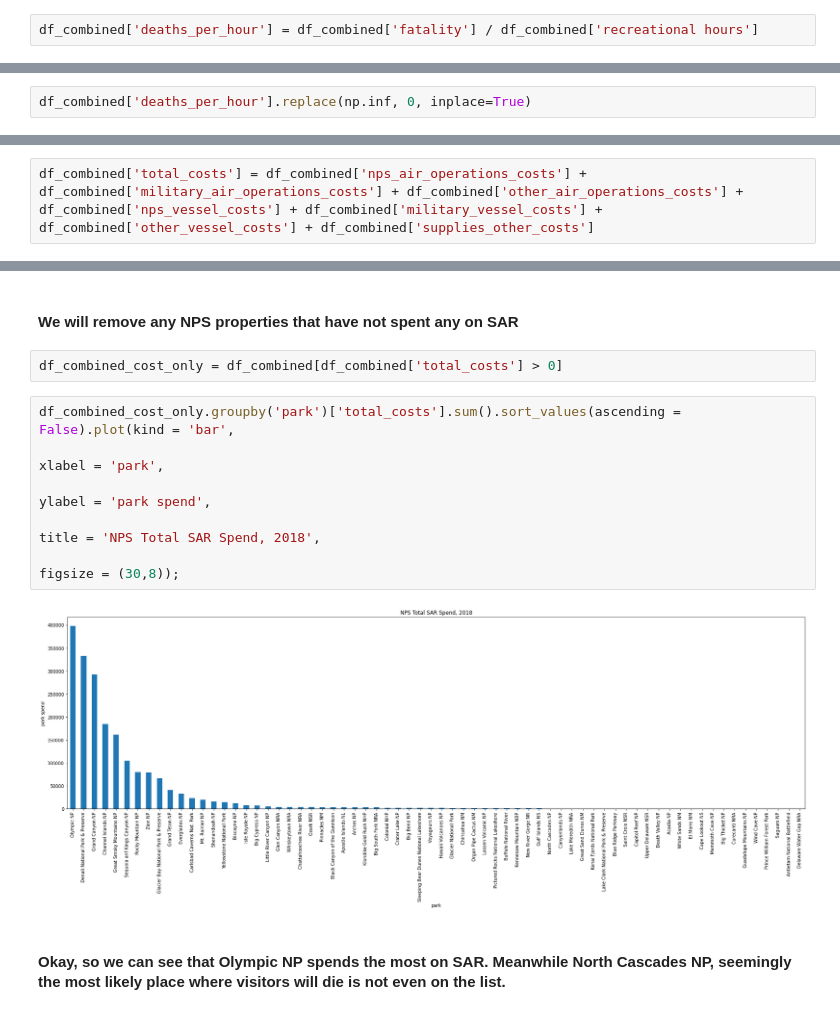
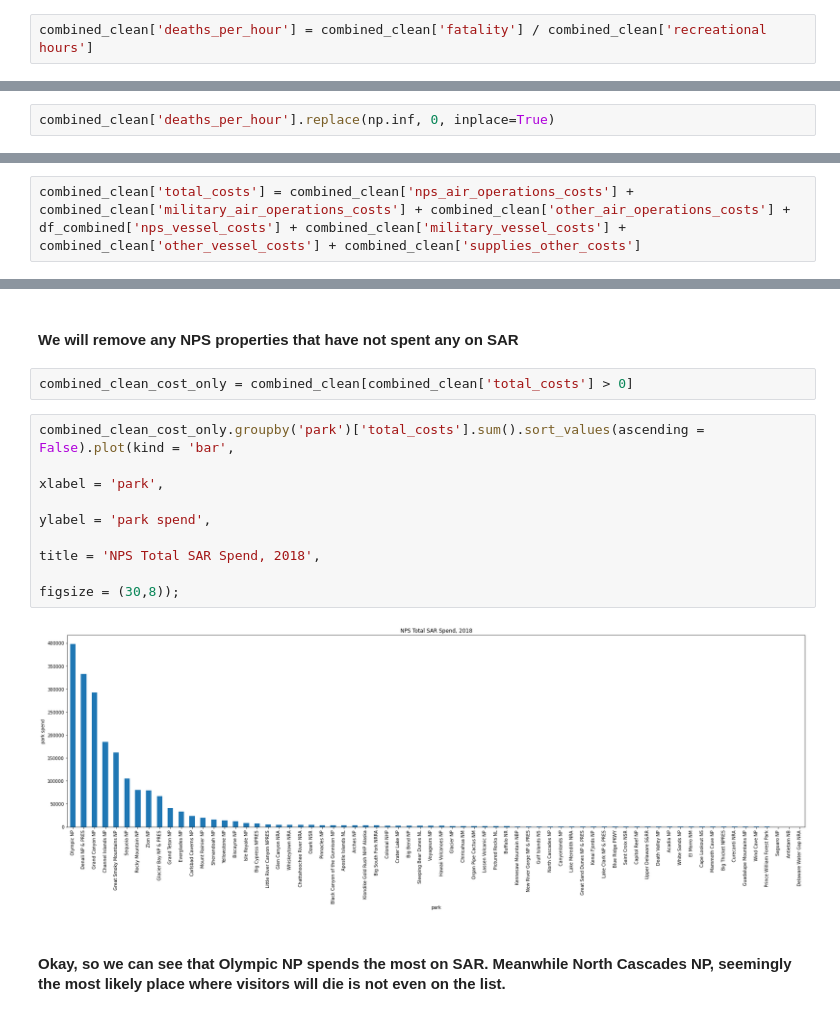
Before and after one commit to mkoh2/NPS_2018, a Jupyter notebook: NPS_data.ipynb, the cells around one changed output, grey strips where cells are left out. Saved outputs shown, nothing was run; the diff lists cells and outputs as text.

```diff
--- a/NPS_data.ipynb
+++ b/NPS_data.ipynb
@@ -383,11 +456,11 @@ AttributeError: Can only use .str accessor with string values!
 # %% [markdown]
 #### Creating Deaths Per Hour column
 # %%
-df_combined['deaths_per_hour'] = df_combined['fatality'] / df_combined['recreational hours']
+combined_clean['deaths_per_hour'] = combined_clean['fatality'] / combined_clean['recreational hours']
 # %% [markdown]
 #### Replacing all inf with zeroes
 # %%
-df_combined['deaths_per_hour'].replace(np.inf, 0, inplace=True)
+combined_clean['deaths_per_hour'].replace(np.inf, 0, inplace=True)
 # %% [markdown]
 #### Creating a new DF filtered where deaths per hour> 0
 # %%
@@ -446,4 +519,4 @@ dtype: float64
 # %% [markdown]
 #### We should add these costs up and put it into a new column. Then plot it.
 # %%
-df_combined['total_costs'] = df_combined['nps_air_operations_costs'] + df_combined['military_air_operations_costs'] + df_combined['other_air_operations_costs'] + df_combined['nps_vessel_costs'] + df_combined['military_vessel_costs'] + df_combined['other_vessel_costs'] + df_combined['supplies_other_costs']
+combined_clean['total_costs'] = combined_clean['nps_air_operations_costs'] + combined_clean['military_air_operations_costs'] + combined_clean['other_air_operations_costs'] + df_combined['nps_vessel_costs'] + combined_clean['military_vessel_costs'] + combined_clean['other_vessel_costs'] + combined_clean['supplies_other_costs']
@@ -450,15 +539,15 @@ df_combined['total_costs'] = df_combined['nps_air_operations_costs'] + df_combin
 # %% [markdown]
 #### We will remove any NPS properties that have not spent any on SAR
 # %%
-df_combined_cost_only = df_combined[df_combined['total_costs'] > 0]
+combined_clean_cost_only = combined_clean[combined_clean['total_costs'] > 0]
 # %%
-df_combined_cost_only.groupby('park')['total_costs'].sum().sort_values(ascending = False).plot(kind = 'bar',
+combined_clean_cost_only.groupby('park')['total_costs'].sum().sort_values(ascending = False).plot(kind = 'bar',
                                                                                               xlabel = 'park',
                                                                                               ylabel = 'park spend',
                                                                                               title = 'NPS Total SAR Spend, 2018',
                                                                                               figsize = (30,8));
 # %% [output]
-[figure, old version]
+[figure, new version]
 # %% [markdown]
 #### Okay, so we can see that Olympic NP spends the most on SAR. Meanwhile North Cascades NP, seemingly the most likely place where visitors will die is not even on the list.
 # %% [markdown]
```
Also changed, not shown: parts of 50 cells of this notebook, 1 other file.
